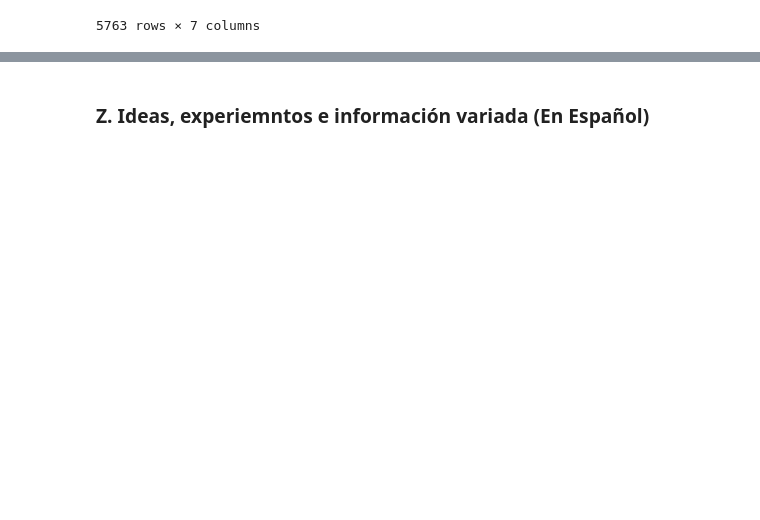
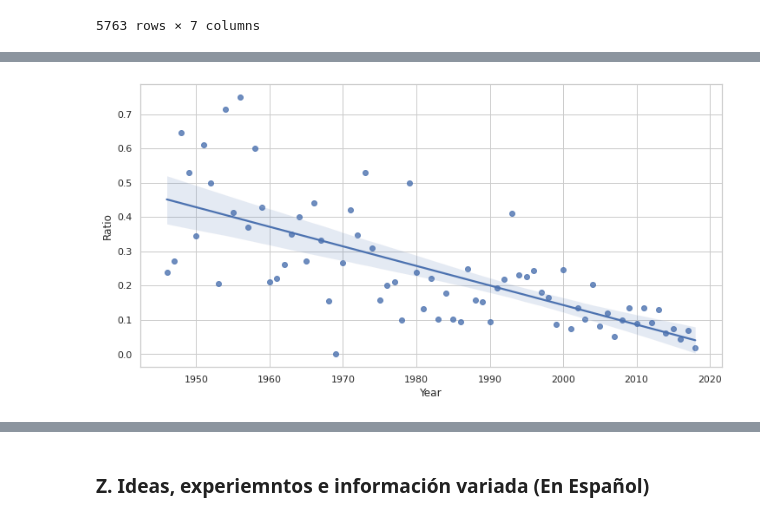
Before and after one commit to DiSanchz/data-cleaning-pandas, a Jupyter notebook: clean.ipynb, the cells around one changed output, grey strips where cells are left out. Drawn from its saved outputs; the diff is of its cells as text; code cells hidden in the pictures; blank space fills up the shorter version.

```diff
--- a/clean.ipynb
+++ b/clean.ipynb
@@ -7,6 +7,11 @@ import re
 import seaborn as sns
 import matplotlib as plt
 attacks = pd.read_csv("ignoredstuff/attacks.csv",encoding = "ISO-8859-1")
+# %%
+#Seaborn config
+sns.set_context("poster")
+sns.set(rc={"figure.figsize": (12.,6.)})
+sns.set_style("whitegrid")
 # %% [markdown]
 # A. Initial exploration and general basic cleaning
 # %%
@@ -506,0 +486,8 @@ sns.regplot(x= "Year", y="Ratio" , data=MR_df);
+# %%
+#The obtained dictionary called MR_dict will be converted to a dataframe and then employed to test
+#our first hypothesis on changing (falling) mortality rates over time
+
+MR_df_1 = pd.DataFrame.from_dict(MR_dict, orient="index")
+MR_df_1.reset_index(level=0, inplace=True)
+MR_df_1 = MR_df_1.rename(columns={'index': 'Year', 0: 'Ratio'} )
+MR_df_1
@@ -506,0 +508,6 @@ sns.regplot(x= "Year", y="Ratio" , data=MR_df);
+# %%
+#an histogram will help us visualy analyze the data, moreover a trend line has been fitted
+
+sns.regplot(x= "Year", y="Ratio" , data=MR_df_1);
+# %% [output]
+[figure, added]
```
Also changed, not shown: parts of 37 cells of this notebook.
